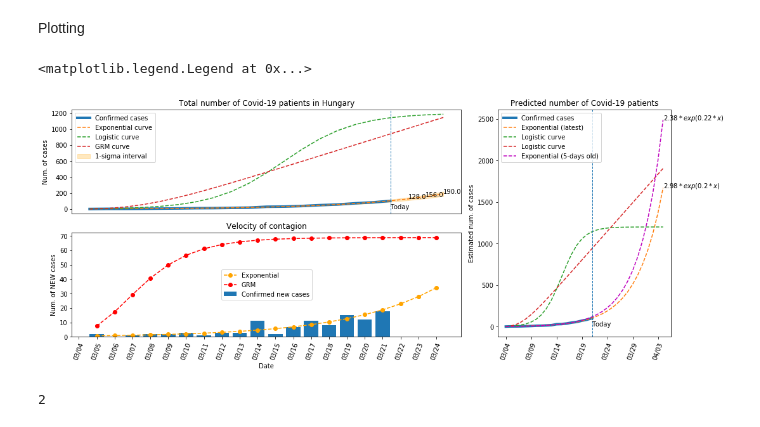
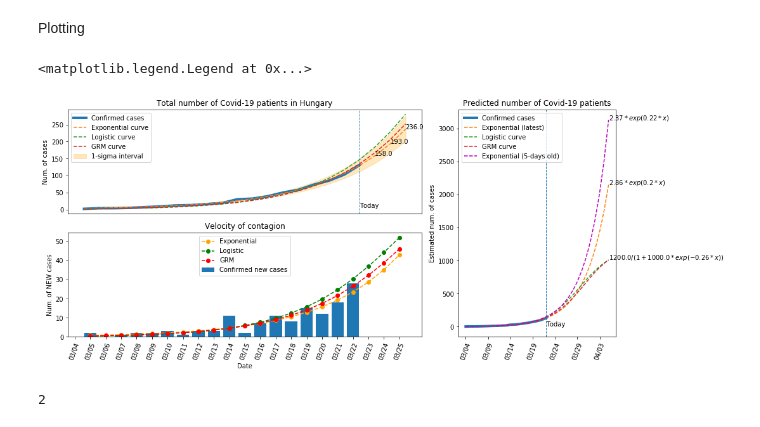
Before and after one commit to urbee/Covid-19-Hungarian-cases, a Jupyter notebook: Hungary-predictions.ipynb, the cells around one changed output. Saved outputs shown, nothing was run; the diff lists cells and outputs as text; code cells hidden in the pictures.

Commit message:
Logistic and GRM model fixed

```diff
--- a/Hungary-predictions.ipynb
+++ b/Hungary-predictions.ipynb
@@ -40,5 +40,6 @@ def f_GRM(x, C0, K, r, p, alpha):
     evolution = [C0]
     for n in range(0,x):
         if n>0:
-            evolution.append(velocity_GRM(evolution[n-1], K, r, p, alpha))
+            evolution.append(velocity_GRM(np.cumsum(evolution)[n-1], K, r, p, alpha))
+            #print(np.cumsum(evolution)[n-1])
     return sum(evolution)
@@ -72,7 +81,7 @@ Sanity check
 Processing the header
 # %%
 #At the time of the implementation the first 3 rows contain a disclaimer
-table_starts_at = 3
+table_starts_at = 2
 
 #Create empty list
 col=[]
@@ -215,7 +220,7 @@ array([2.9786906 , 0.19776742])
 # %% [markdown]
 Sigmoid with András B.'s parameters
 # %%
-parameters_logit = np.array([1200,0.5,12])
+parameters_logit = np.array([1200,1000,0.26])
 y_fit_logit = f_logit(fitting_horizon, *parameters_logit)
 long_y_fit_logit = f_logit(long_fitting_horizon, *parameters_logit)
 # %% [markdown]
@@ -231,10 +236,16 @@ https://arxiv.org/ftp/arxiv/papers/2003/2003.05681.pdf
 # alpha measures the deviation from the symmetric s-shaped dynamics of the simple logistic curve
 
 C0 = df['Total'].to_numpy()[0]
-K = 1200 #Hopefully lower than the original Chinese sample K~13.000 in Ke Wu et al.
-r = 4.87 #4.87 in Ke Wu et al.
-p = 0.63 #0.63 in Ke Wu et al.
+K = 1200 #Hopefully lower than the original Chinese (excl. Hubei) sample K~13.000 in Ke Wu et al.
+r = 0.25 #4.87 in Ke Wu et al.
+p = 0.8 #0.63 in Ke Wu et al.
 alpha = 1.42 #1.42 in Ke Wu et al.
+
+p = 1 #Logistic case
+alpha = 1 #Logistic case
+r_empiricial = (np.log(df['Total'].to_numpy()[18])-np.log(df['Total'].to_numpy()[0]))/18
+print(r_empiricial)
+r=0.27
 
 parameters_GRM = (C0,K,r,p,alpha)
 
@@ -260,7 +289,7 @@ ax1= fig.add_subplot(gs[:, 5:9])
 ax1.plot(observed_dates,df['Total'],linewidth=4,label='Confirmed cases')
 ax1.plot(long_all_dates,long_y_fit_exp,'--',label='Exponential (latest)')
 ax1.plot(long_all_dates,long_y_fit_logit,'--',label='Logistic curve')
-ax1.plot(long_all_dates,long_y_fit_GRM,'--',label='Logistic curve')
+ax1.plot(long_all_dates,long_y_fit_GRM,'--',label='GRM curve')
 ax1.plot(long_all_dates,long_y_fit_exp_old ,'m--',label='Exponential (5-days old)')
 
 ax1.set_xticks(ax1.get_xticks()[::5])
@@ -278,6 +307,8 @@ ax1.set(title='Predicted number of Covid-19 patients')
 
 ax1.annotate('${}*exp({}*x)$'.format(round(parameters_exp[0],2),round(parameters_exp[1],2)),xy=(long_all_dates[-1:],long_y_fit_exp[-1:]))
 ax1.annotate('${}*exp({}*x)$'.format(round(parameters_exp_old[0],2),round(parameters_exp_old[1],2)),xy=(long_all_dates[-1:],long_y_fit_exp_old[-1:]))
+ax1.annotate('${}/(1+{} * exp(-{}*x))$'.format(round(parameters_logit[0],2),round(parameters_logit[1],2),round(parameters_logit[2],2)),xy=(long_all_dates[-1:],long_y_fit_logit[-1:]))
+
 
 #ax1.set_yscale('log')
 
@@ -297,34 +328,35 @@ ax2.plot(all_dates,y_fit_logit,'--',label='Logistic curve')
 ax2.plot(all_dates,y_fit_GRM,'--',label='GRM curve')
 
 for i,j in zip(all_dates[-extrapol_horizon:],y_fit_exp[-extrapol_horizon:]):
     ax2.annotate(str(round(j)),xy=(i,j))
 
 ax2.fill_between(all_dates, fit_up, fit_dw, alpha=.25, label='1-sigma interval',color='orange')
 #ax2.set_yscale('log')
 ax2.legend(loc='best')
 
 ax2.axvline(all_dates[-extrapol_horizon-1],linestyle='dashed',linewidth=1,label='Today')
 ax2.annotate('Today',xy=(all_dates[-extrapol_horizon-1],5))
 
 #ax2.annotate('${}*exp({}*x)$'.format(round(parameters_exp[0],2),round(parameters_exp[1],2)),xy=(all_dates[-4],fit_dw[-4]))
 
 #--------------------
 
 ax3 = fig.add_subplot(gs[1, 0:5])
 ax3.bar(all_dates,np.concatenate((df['Total'].diff(), np.full(len(all_dates)-len(observed_dates), 0)), axis=0),label='Confirmed new cases')
 ax3.plot(all_dates,np.concatenate(([np.nan],np.diff(y_fit_exp))),'--',color='orange',marker='o',label='Exponential')
+ax3.plot(all_dates,np.concatenate(([np.nan],np.diff(y_fit_logit))),'g--',marker='o',label='Logistic')
 ax3.plot(all_dates,np.concatenate(([np.nan],np.diff(y_fit_GRM))),'r--',marker='o',label='GRM')
 
 
 ax3.set(xlabel='Date')
 ax3.set(ylabel='Num. of NEW cases')
 ax3.set(title='Velocity of contagion')
 ax3.set_xticklabels(all_dates,rotation=degrees)
 
 ax3.legend(loc='best')
 # %% [output]
 <matplotlib.legend.Legend at 0x...>
-[figure, old version]
+[figure, new version]
 # %%
 df['Total'].to_numpy()[0]
 # %% [output]
```
Also changed, not shown: parts of 13 cells of this notebook.
